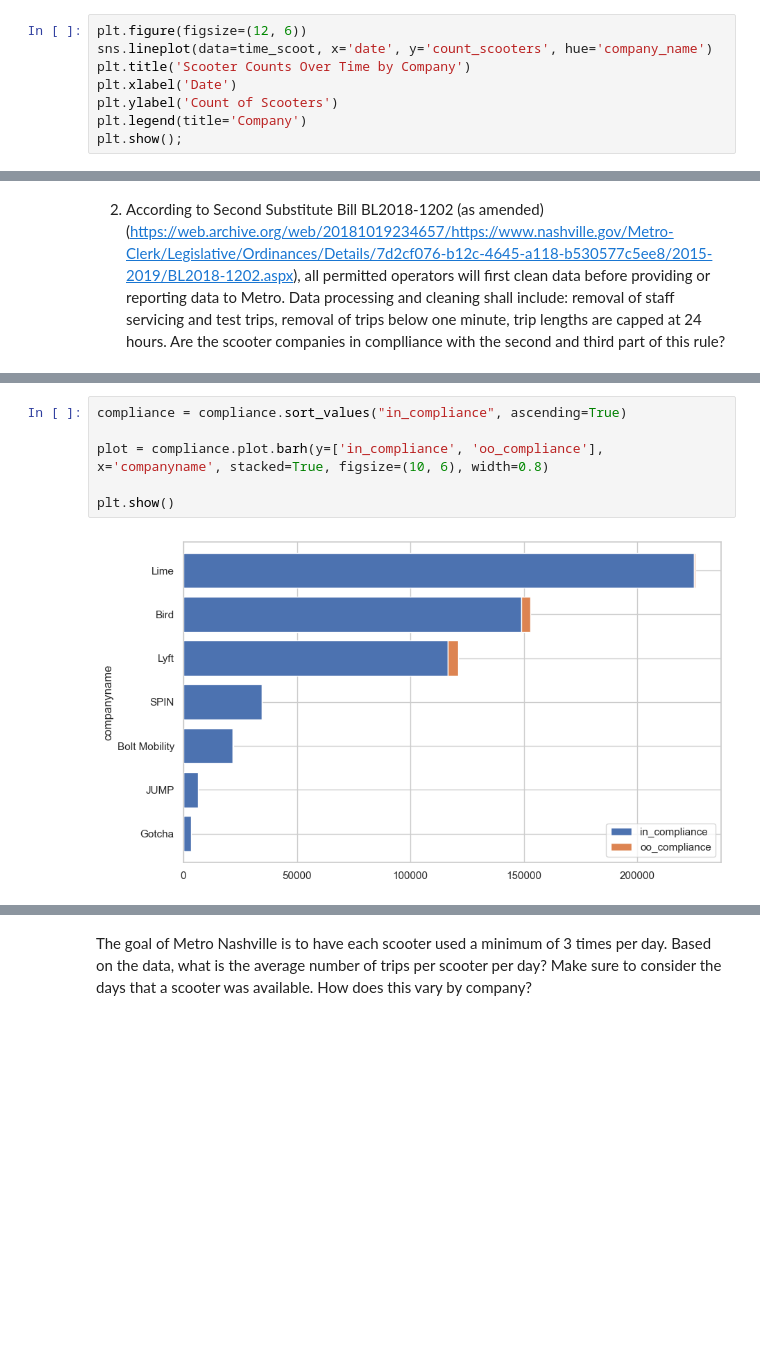
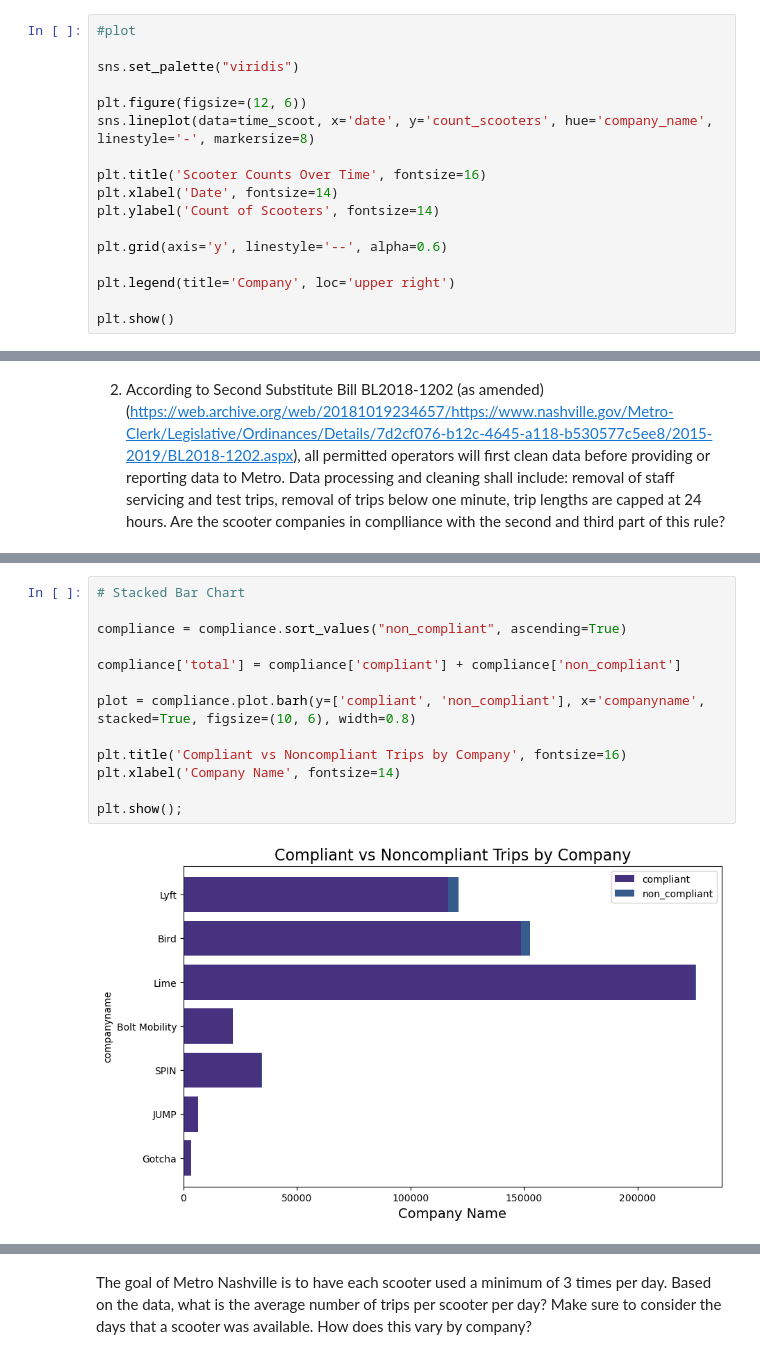
Before and after one commit to elisianguyen/nashville_scooters, a Jupyter notebook: notebooks/scooters_project.ipynb, the cells around one changed output, grey strips where cells are left out. Saved outputs shown, nothing was run; the diff lists cells and outputs as text; blank space fills up the shorter version.

```diff
--- a/notebooks/scooters_project.ipynb
+++ b/notebooks/scooters_project.ipynb
@@ -400,9 +85,18 @@ plt.show()
 # %%
+#plot
+
+sns.set_palette("viridis")
+
 plt.figure(figsize=(12, 6))
-sns.lineplot(data=time_scoot, x='date', y='count_scooters', hue='company_name')
-plt.title('Scooter Counts Over Time by Company')
-plt.xlabel('Date')
-plt.ylabel('Count of Scooters')
-plt.legend(title='Company')
-plt.show();
+sns.lineplot(data=time_scoot, x='date', y='count_scooters', hue='company_name', linestyle='-', markersize=8)
+
+plt.title('Scooter Counts Over Time', fontsize=16)
+plt.xlabel('Date', fontsize=14)
+plt.ylabel('Count of Scooters', fontsize=14)
+
+plt.grid(axis='y', linestyle='--', alpha=0.6)
+
+plt.legend(title='Company', loc='upper right')
+
+plt.show()
 # %% [output]
@@ -447,8 +204,15 @@ print(compliance)
 # %%
-compliance = compliance.sort_values("in_compliance", ascending=True)
+# Stacked Bar Chart
 
-plot = compliance.plot.barh(y=['in_compliance', 'oo_compliance'], x='companyname', stacked=True, figsize=(10, 6), width=0.8)
+compliance = compliance.sort_values("non_compliant", ascending=True)
 
-plt.show()
+compliance['total'] = compliance['compliant'] + compliance['non_compliant']
+
+plot = compliance.plot.barh(y=['compliant', 'non_compliant'], x='companyname', stacked=True, figsize=(10, 6), width=0.8)
+
+plt.title('Compliant vs Noncompliant Trips by Company', fontsize=16)
+plt.xlabel('Company Name', fontsize=14)
+
+plt.show();
 # %% [output]
-[figure, old version]
+[figure, new version]
```
Also changed, not shown: parts of 65 cells of this notebook, 1 other file.
